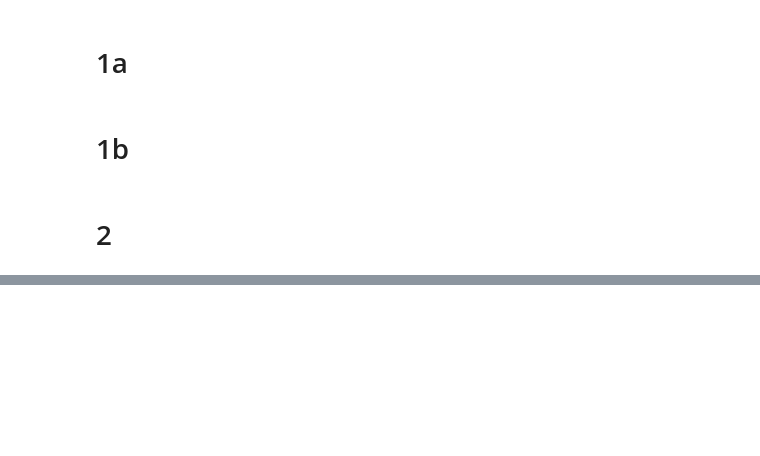
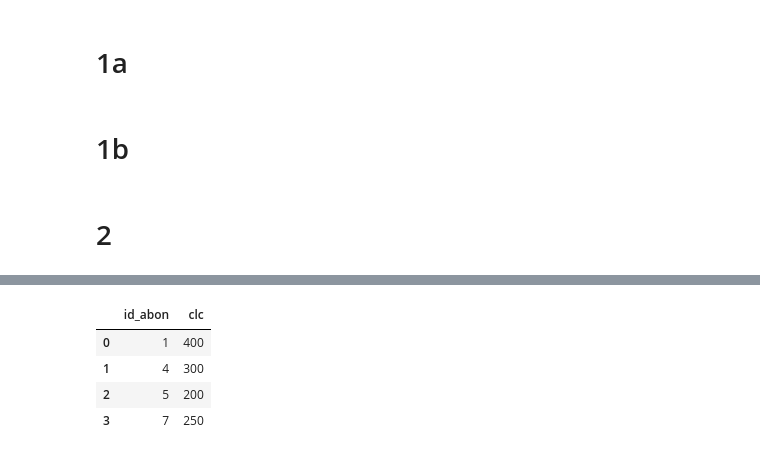
Before and after one commit to serikkk84/practicum, a Jupyter notebook: Untitled1.ipynb, the cells around one changed output, grey strips where cells are left out. Saved outputs shown, nothing was run; the diff lists cells and outputs as text; code cells hidden in the pictures; blank space fills up the shorter version.

```diff
--- a/Untitled1.ipynb
+++ b/Untitled1.ipynb
@@ -161,0 +238,2 @@ ORDER BY a.year, a.month
+# %%
+uploaded = files.upload()
@@ -161,0 +243,9 @@ ORDER BY a.year, a.month
+# %%
+roam = pd.read_csv(io.BytesIO(uploaded['roam.csv']))
+roam
+# %% [output]
+|  | id_abon | clc |
+| 0 | 1 | 400 |
+| 1 | 4 | 300 |
+| 2 | 5 | 200 |
+| 3 | 7 | 250 |
```
Also changed, not shown: parts of 15 cells of this notebook.
